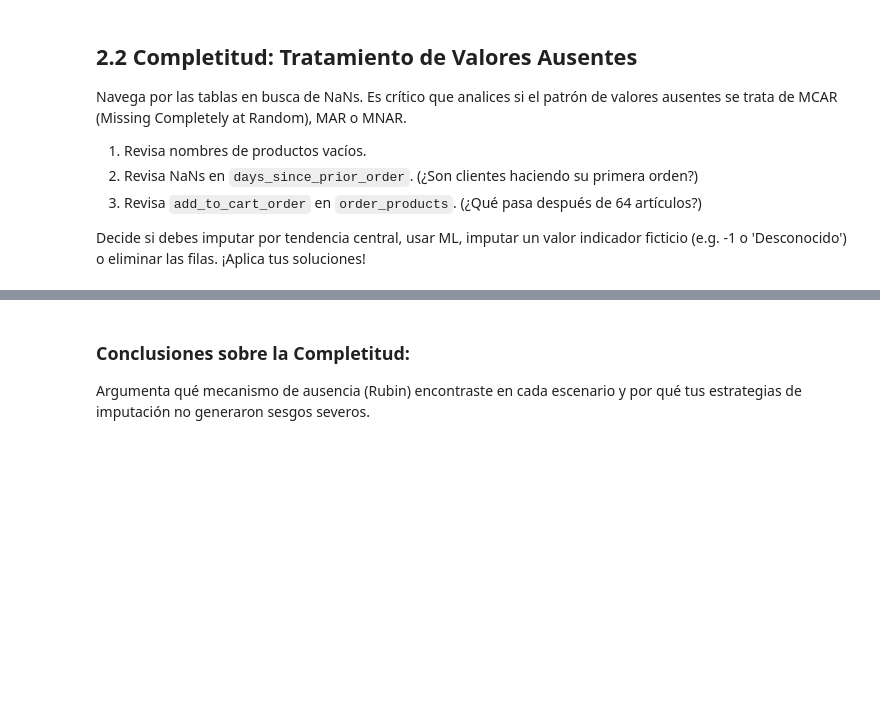
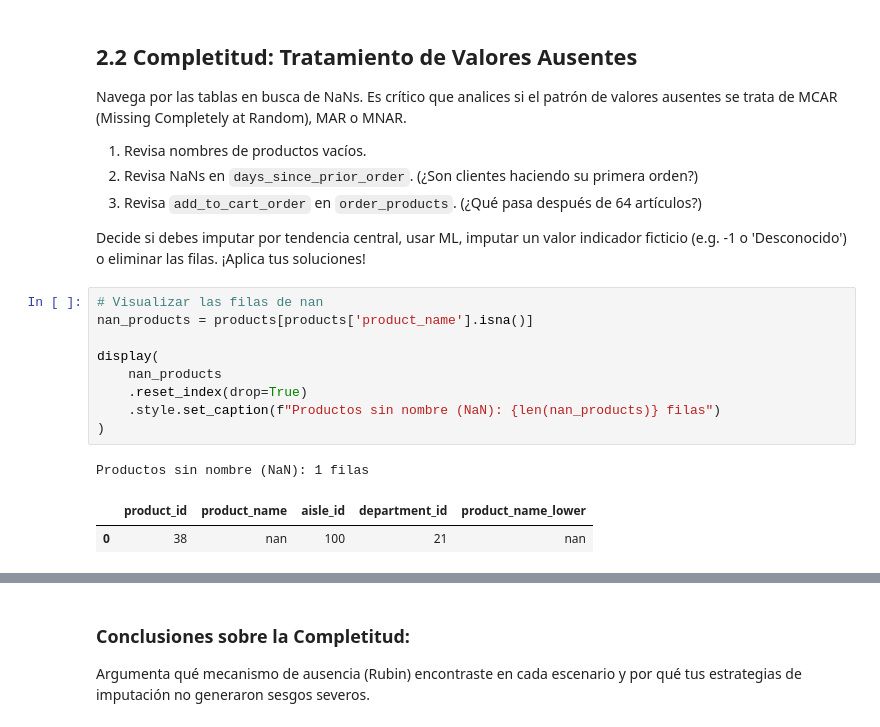
Before and after one commit to osbonilla/ds-week-2, a Jupyter notebook: taller_3_nombre_apellido.ipynb, the cells around one changed output, grey strips where cells are left out. Cells and saved outputs as stored; diff of their text form; blank space fills up the shorter version.

```diff
--- a/taller_3_nombre_apellido.ipynb
+++ b/taller_3_nombre_apellido.ipynb
@@ -284,3 +262,16 @@ Navega por las tablas en busca de NaNs. Es crítico que analices si el patrón d
 3. Revisa `add_to_cart_order` en `order_products`. (¿Qué pasa después de 64 artículos?)
 
 Decide si debes imputar por tendencia central, usar ML, imputar un valor indicador ficticio (e.g. -1 o 'Desconocido') o eliminar las filas. ¡Aplica tus soluciones!
+# %%
+# Visualizar las filas de nan
+nan_products = products[products['product_name'].isna()]
+
+display(
+    nan_products
+    .reset_index(drop=True)
+    .style.set_caption(f"Productos sin nombre (NaN): {len(nan_products)} filas")
+)
+# %% [output]
+Productos sin nombre (NaN): 1 filas
+|  | product_id | product_name | aisle_id | department_id | product_name_lower |
+| 0 | 38 | nan | 100 | 21 | nan |
```
Also changed, not shown: parts of 4 cells of this notebook.
